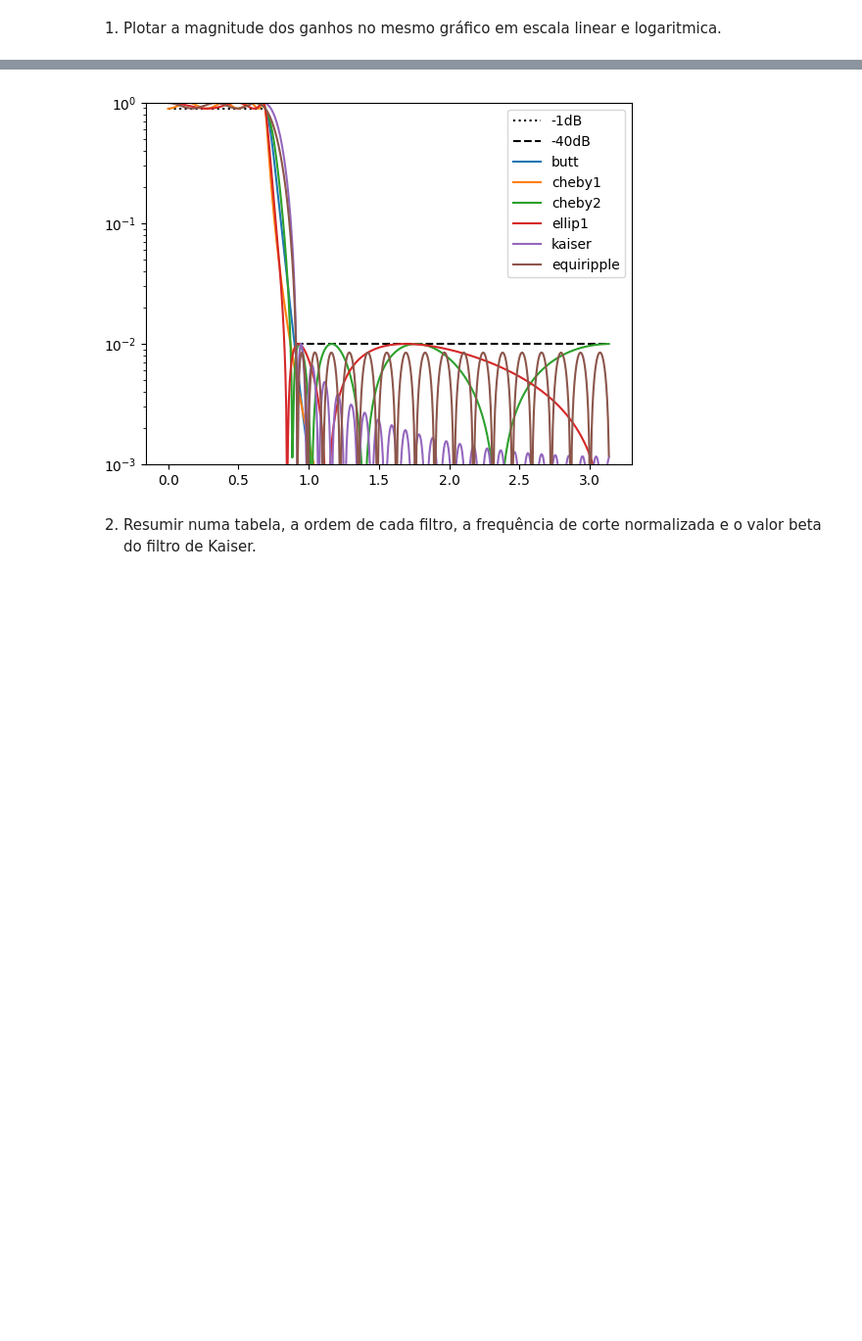
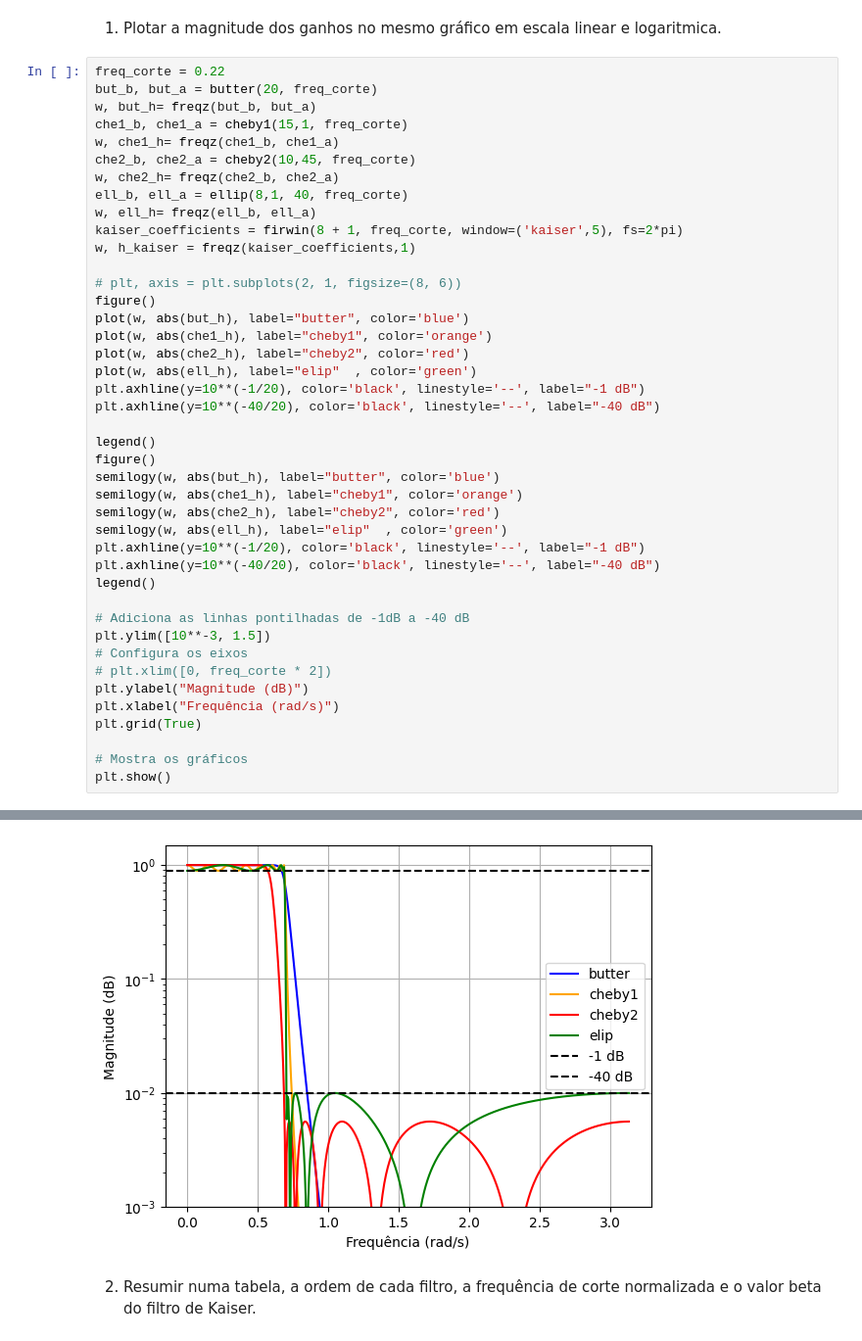
Before and after one commit to Je-Leo-AS/PDS, a Jupyter notebook: lab15/Lab-ProjFilt.ipynb, the cells around one changed output, grey strips where cells are left out. Shown at 98% size. Cells and saved outputs as stored; diff of their text form; blank space fills up the shorter version.

```diff
--- a/lab15/Lab-ProjFilt.ipynb
+++ b/lab15/Lab-ProjFilt.ipynb
@@ -20,4 +20,45 @@ Ganho máximo na banda de rejeição: -40 dB<br>
 # %% [markdown]
 1) Plotar a magnitude dos ganhos no mesmo gráfico em escala linear e logaritmica.
 # %%
+freq_corte = 0.22
+but_b, but_a = butter(20, freq_corte)
+w, but_h= freqz(but_b, but_a)
+che1_b, che1_a = cheby1(15,1, freq_corte)
+w, che1_h= freqz(che1_b, che1_a)
+che2_b, che2_a = cheby2(10,45, freq_corte)
+w, che2_h= freqz(che2_b, che2_a)
+ell_b, ell_a = ellip(8,1, 40, freq_corte)
+w, ell_h= freqz(ell_b, ell_a)
+kaiser_coefficients = firwin(8 + 1, freq_corte, window=('kaiser',5), fs=2*pi)
+w, h_kaiser = freqz(kaiser_coefficients,1)
+
+# plt, axis = plt.subplots(2, 1, figsize=(8, 6))
+figure()
+plot(w, abs(but_h), label="butter", color='blue')
+plot(w, abs(che1_h), label="cheby1", color='orange')
+plot(w, abs(che2_h), label="cheby2", color='red')
+plot(w, abs(ell_h), label="elip"  , color='green')
+plt.axhline(y=10**(-1/20), color='black', linestyle='--', label="-1 dB")
+plt.axhline(y=10**(-40/20), color='black', linestyle='--', label="-40 dB")
+
+legend()
+figure()
+semilogy(w, abs(but_h), label="butter", color='blue')
+semilogy(w, abs(che1_h), label="cheby1", color='orange')
+semilogy(w, abs(che2_h), label="cheby2", color='red')
+semilogy(w, abs(ell_h), label="elip"  , color='green')
+plt.axhline(y=10**(-1/20), color='black', linestyle='--', label="-1 dB")
+plt.axhline(y=10**(-40/20), color='black', linestyle='--', label="-40 dB")
+legend()
+
+# Adiciona as linhas pontilhadas de -1dB a -40 dB
+plt.ylim([10**-3, 1.5])
+# Configura os eixos
+# plt.xlim([0, freq_corte * 2])
+plt.ylabel("Magnitude (dB)")
+plt.xlabel("Frequência (rad/s)")
+plt.grid(True)
+
+# Mostra os gráficos
+plt.show()
 # %% [output]
@@ -25,4 +66,4 @@ Ganho máximo na banda de rejeição: -40 dB<br>
-[figure, old version]
+[figure, new version]
 # %% [markdown]
 2) Resumir numa tabela, a ordem de cada filtro, a frequência de corte normalizada e o valor beta do filtro de Kaiser.
 # %%
```
Also changed, not shown: parts of 1 cell of this notebook, 1 other file.
